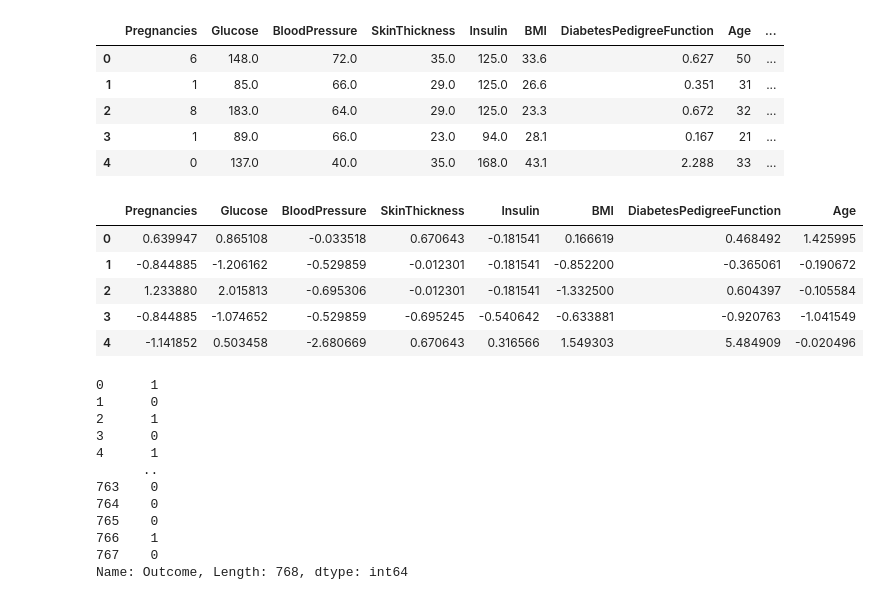
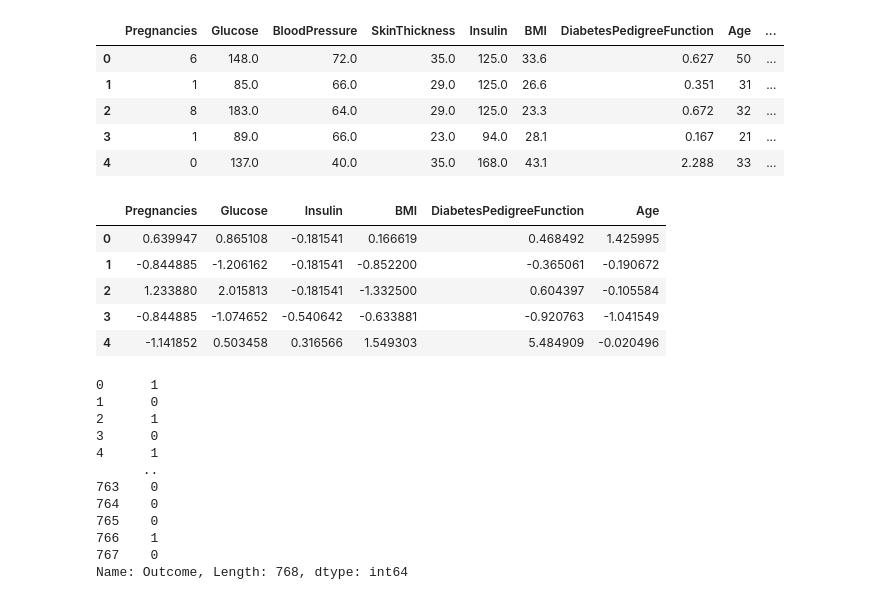
Before and after one commit to josephotienoowino/DiabetesDetection, a Jupyter notebook: diabetes/Diabetes-Prediction/Diabetes_detection.ipynb, the cells around one changed output. Drawn from its saved outputs; the diff is of its cells as text; code cells hidden in the pictures.

```diff
--- a/diabetes/Diabetes-Prediction/Diabetes_detection.ipynb
+++ b/diabetes/Diabetes-Prediction/Diabetes_detection.ipynb
@@ -191,16 +201,16 @@ diabetes_df_copy.head()
 | 4 | 0 | 137.0 | 40.0 | 35.0 | 168.0 | 43.1 | 2.288 | 33 | ... |
 # %%
 sc_X = StandardScaler()
-X = pd.DataFrame(sc_X.fit_transform(diabetes_df_copy.drop(["Outcome"], axis=1),), columns=['Pregnancies',
-                                                                                           'Glucose', 'BloodPressure', 'SkinThickness', 'Insulin', 'BMI', 'DiabetesPedigreeFunction', 'Age'])
+X = pd.DataFrame(sc_X.fit_transform(diabetes_df_copy.drop(["Outcome", 'BloodPressure', 'SkinThickness',], axis=1),), columns=['Pregnancies',
+                                                                                                                              'Glucose',  'Insulin', 'BMI', 'DiabetesPedigreeFunction', 'Age'])
 X.head()
 # %% [output]
-|  | Pregnancies | Glucose | BloodPressure | SkinThickness | Insulin | BMI | DiabetesPedigreeFunction | Age |
-| 0 | 0.639947 | 0.865108 | -0.033518 | 0.670643 | -0.181541 | 0.166619 | 0.468492 | 1.425995 |
-| 1 | -0.844885 | -1.206162 | -0.529859 | -0.012301 | -0.181541 | -0.852200 | -0.365061 | -0.190672 |
-| 2 | 1.233880 | 2.015813 | -0.695306 | -0.012301 | -0.181541 | -1.332500 | 0.604397 | -0.105584 |
-| 3 | -0.844885 | -1.074652 | -0.529859 | -0.695245 | -0.540642 | -0.633881 | -0.920763 | -1.041549 |
-| 4 | -1.141852 | 0.503458 | -2.680669 | 0.670643 | 0.316566 | 1.549303 | 5.484909 | -0.020496 |
+|  | Pregnancies | Glucose | Insulin | BMI | DiabetesPedigreeFunction | Age |
+| 0 | 0.639947 | 0.865108 | -0.181541 | 0.166619 | 0.468492 | 1.425995 |
+| 1 | -0.844885 | -1.206162 | -0.181541 | -0.852200 | -0.365061 | -0.190672 |
+| 2 | 1.233880 | 2.015813 | -0.181541 | -1.332500 | 0.604397 | -0.105584 |
+| 3 | -0.844885 | -1.074652 | -0.540642 | -0.633881 | -0.920763 | -1.041549 |
+| 4 | -1.141852 | 0.503458 | 0.316566 | 1.549303 | 5.484909 | -0.020496 |
 # %%
 y = diabetes_df_copy.Outcome
 y
```
Also changed, not shown: parts of 12 cells of this notebook.
